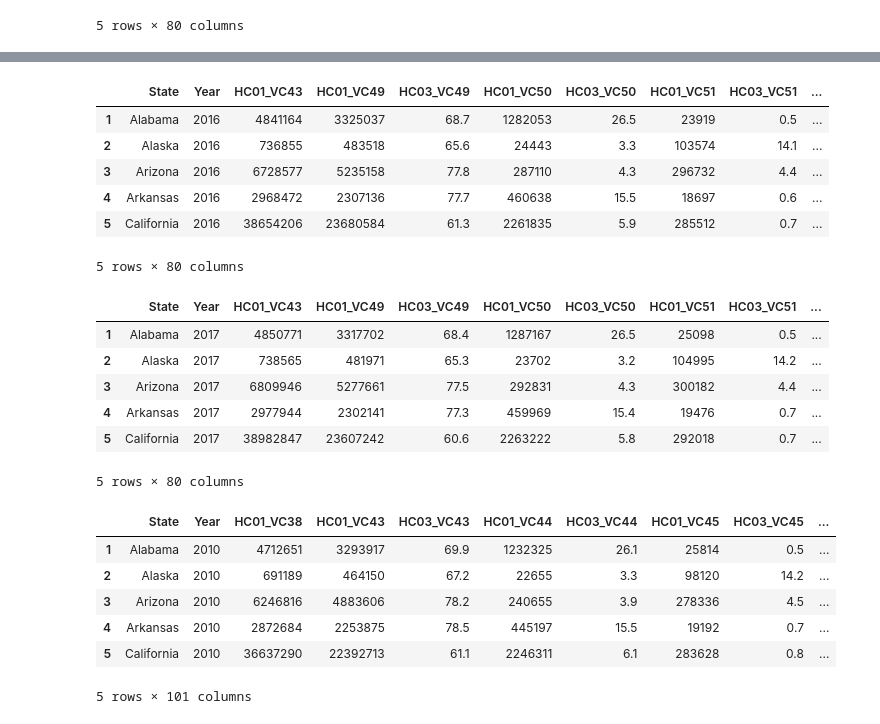
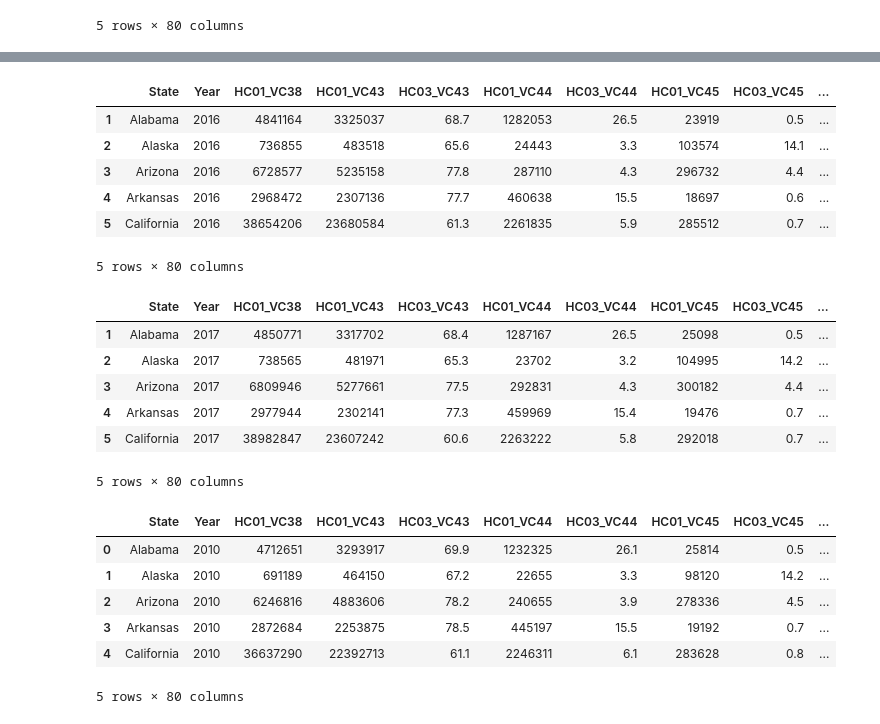
Before and after one commit to david-kishi/US-Border-Data-Scraping, a Jupyter notebook: US_Port_of_Entry_Scraping.ipynb, the cells around one changed output, grey strips where cells are left out. Cells and saved outputs as stored; diff of their text form; code cells hidden in the pictures.

```diff
--- a/US_Port_of_Entry_Scraping.ipynb
+++ b/US_Port_of_Entry_Scraping.ipynb
@@ -285,12 +290,13 @@ acs_15_df.head()
 # %%
 # 2016
 acs_16_df = pd.read_csv(acs_16_path, usecols=column_imports)
 acs_16_df = acs_16_df.drop([0],axis=0)
 acs_16_df = acs_16_df.rename(columns={'GEO.display-label':'State'})
 acs_16_df.insert(1, 'Year', '2016')
+acs_16_df.columns = acs_10_df.columns
 acs_16_df.head()
 # %% [output]
-|  | State | Year | HC01_VC43 | HC01_VC49 | HC03_VC49 | HC01_VC50 | HC03_VC50 | HC01_VC51 | HC03_VC51 | ... |
+|  | State | Year | HC01_VC38 | HC01_VC43 | HC03_VC43 | HC01_VC44 | HC03_VC44 | HC01_VC45 | HC03_VC45 | ... |
 | 1 | Alabama | 2016 | 4841164 | 3325037 | 68.7 | 1282053 | 26.5 | 23919 | 0.5 | ... |
 | 2 | Alaska | 2016 | 736855 | 483518 | 65.6 | 24443 | 3.3 | 103574 | 14.1 | ... |
 | 3 | Arizona | 2016 | 6728577 | 5235158 | 77.8 | 287110 | 4.3 | 296732 | 4.4 | ... |
@@ -303,10 +309,10 @@ acs_17_df = pd.read_csv(acs_17_path, usecols=column_imports_2017)
 acs_17_df = acs_17_df.drop([0],axis=0)
 acs_17_df = acs_17_df.rename(columns={'GEO.display-label':'State'})
 acs_17_df.insert(1, 'Year', '2017')
-acs_17_df.columns = acs_16_df.columns
+acs_17_df.columns = acs_10_df.columns
 acs_17_df.head()
 # %% [output]
-|  | State | Year | HC01_VC43 | HC01_VC49 | HC03_VC49 | HC01_VC50 | HC03_VC50 | HC01_VC51 | HC03_VC51 | ... |
+|  | State | Year | HC01_VC38 | HC01_VC43 | HC03_VC43 | HC01_VC44 | HC03_VC44 | HC01_VC45 | HC03_VC45 | ... |
 | 1 | Alabama | 2017 | 4850771 | 3317702 | 68.4 | 1287167 | 26.5 | 25098 | 0.5 | ... |
 | 2 | Alaska | 2017 | 738565 | 481971 | 65.3 | 23702 | 3.2 | 104995 | 14.2 | ... |
 | 3 | Arizona | 2017 | 6809946 | 5277661 | 77.5 | 292831 | 4.3 | 300182 | 4.4 | ... |
@@ -323,15 +329,16 @@ acs_combine_df = acs_combine_df.append(acs_14_df, sort=False)
 acs_combine_df = acs_combine_df.append(acs_15_df, sort=False)
 acs_combine_df = acs_combine_df.append(acs_16_df, sort=False)
 acs_combine_df = acs_combine_df.append(acs_17_df, sort=False)
+acs_combine_df = acs_combine_df.reset_index(drop=True)
 acs_combine_df.head()
 # %% [output]
 |  | State | Year | HC01_VC38 | HC01_VC43 | HC03_VC43 | HC01_VC44 | HC03_VC44 | HC01_VC45 | HC03_VC45 | ... |
-| 1 | Alabama | 2010 | 4712651 | 3293917 | 69.9 | 1232325 | 26.1 | 25814 | 0.5 | ... |
-| 2 | Alaska | 2010 | 691189 | 464150 | 67.2 | 22655 | 3.3 | 98120 | 14.2 | ... |
-| 3 | Arizona | 2010 | 6246816 | 4883606 | 78.2 | 240655 | 3.9 | 278336 | 4.5 | ... |
-| 4 | Arkansas | 2010 | 2872684 | 2253875 | 78.5 | 445197 | 15.5 | 19192 | 0.7 | ... |
-| 5 | California | 2010 | 36637290 | 22392713 | 61.1 | 2246311 | 6.1 | 283628 | 0.8 | ... |
+| 0 | Alabama | 2010 | 4712651 | 3293917 | 69.9 | 1232325 | 26.1 | 25814 | 0.5 | ... |
+| 1 | Alaska | 2010 | 691189 | 464150 | 67.2 | 22655 | 3.3 | 98120 | 14.2 | ... |
+| 2 | Arizona | 2010 | 6246816 | 4883606 | 78.2 | 240655 | 3.9 | 278336 | 4.5 | ... |
+| 3 | Arkansas | 2010 | 2872684 | 2253875 | 78.5 | 445197 | 15.5 | 19192 | 0.7 | ... |
+| 4 | California | 2010 | 36637290 | 22392713 | 61.1 | 2246311 | 6.1 | 283628 | 0.8 | ... |
-5 rows × 101 columns
+5 rows × 80 columns
 # %%
 # Save ACS Combine to csv
 acs_combine_df.to_csv('Resources/ACS_Combine.csv')
```
Also changed, not shown: parts of 4 cells of this notebook, 3 other files.
